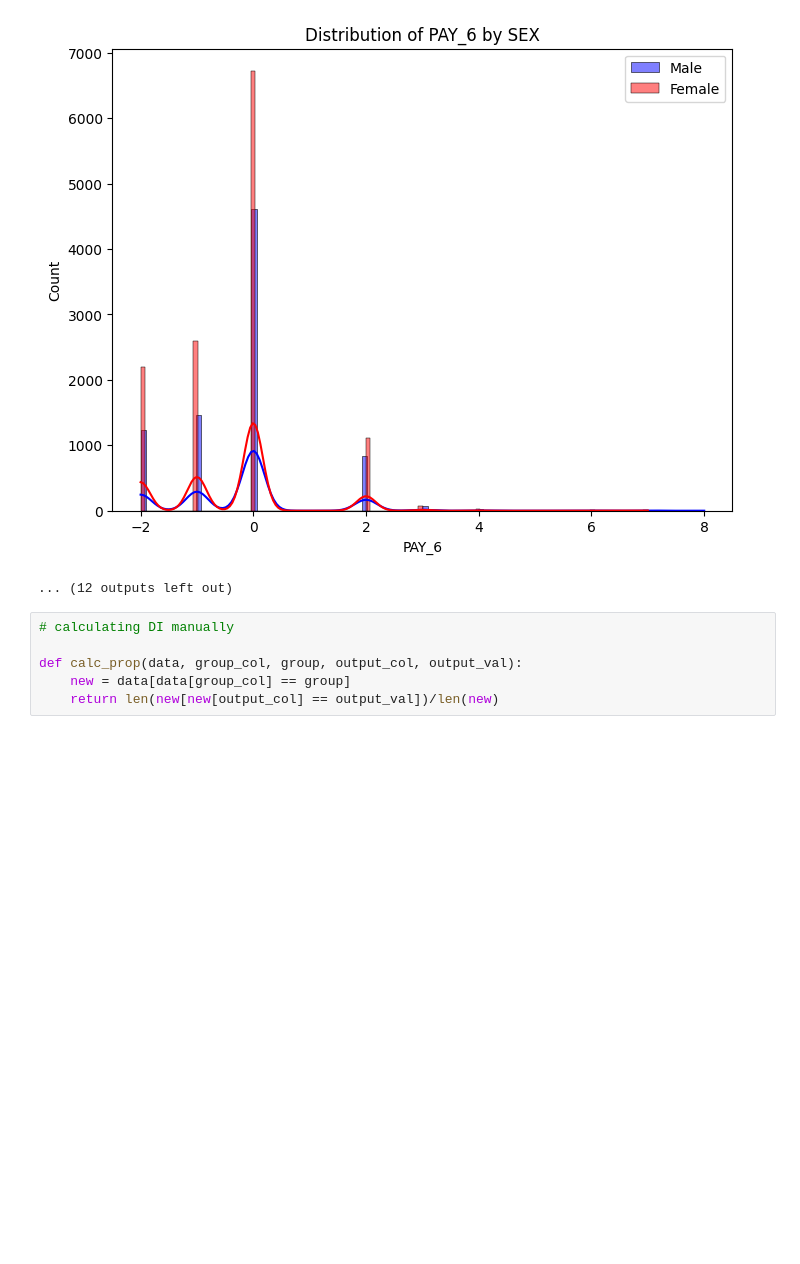
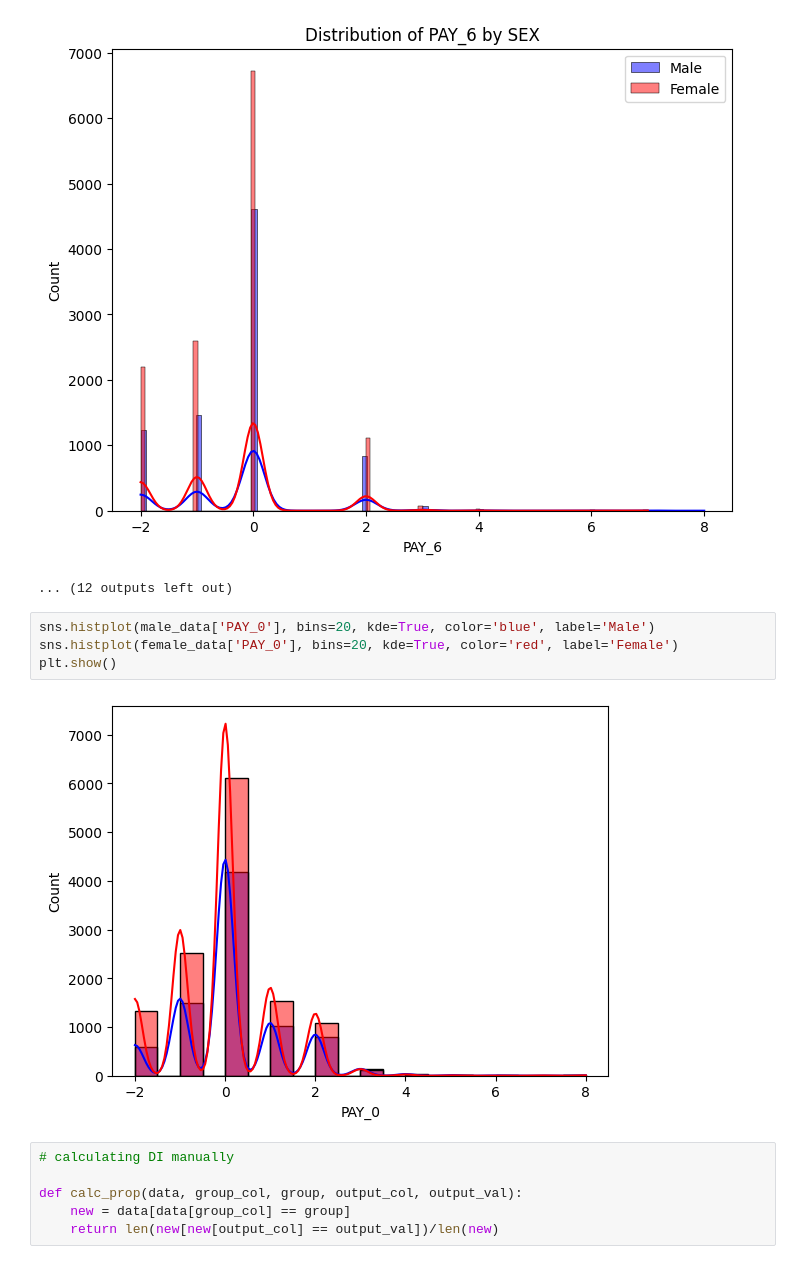
Before and after one commit to mauricioplopes/ethical-machine-learning, a Jupyter notebook: notebooks/trabalho-4 v2.ipynb, the cells around one changed output. Cells and saved outputs as stored; diff of their text form; blank space fills up the shorter version.

```diff
--- a/notebooks/trabalho-4 v2.ipynb
+++ b/notebooks/trabalho-4 v2.ipynb
@@ -140,6 +140,12 @@ for feature in features:
 [figure]
 [figure]
 ... (12 outputs left out)
+# %%
+sns.histplot(male_data['PAY_0'], bins=20, kde=True, color='blue', label='Male')
+sns.histplot(female_data['PAY_0'], bins=20, kde=True, color='red', label='Female')
+plt.show()
+# %% [output]
+[figure, added]
 # %%
 # calculating DI manually
 
```
Also changed, not shown: 2 other files.
